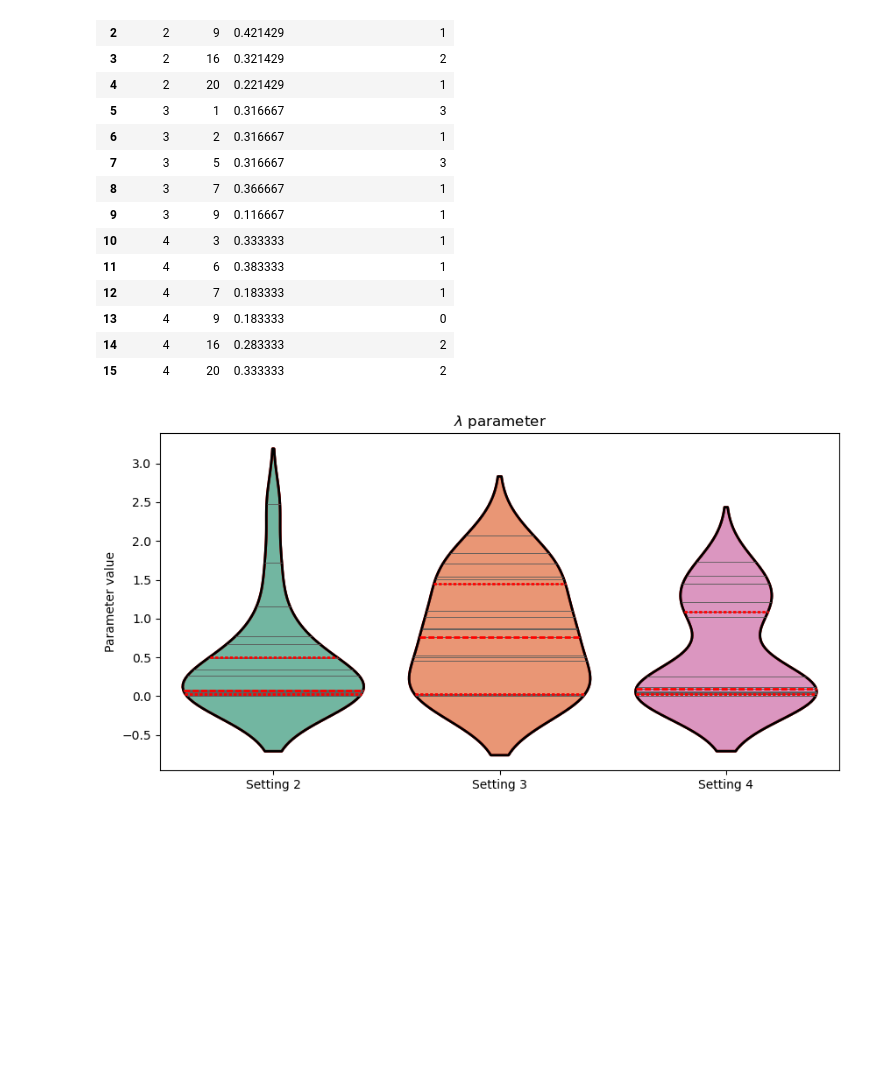
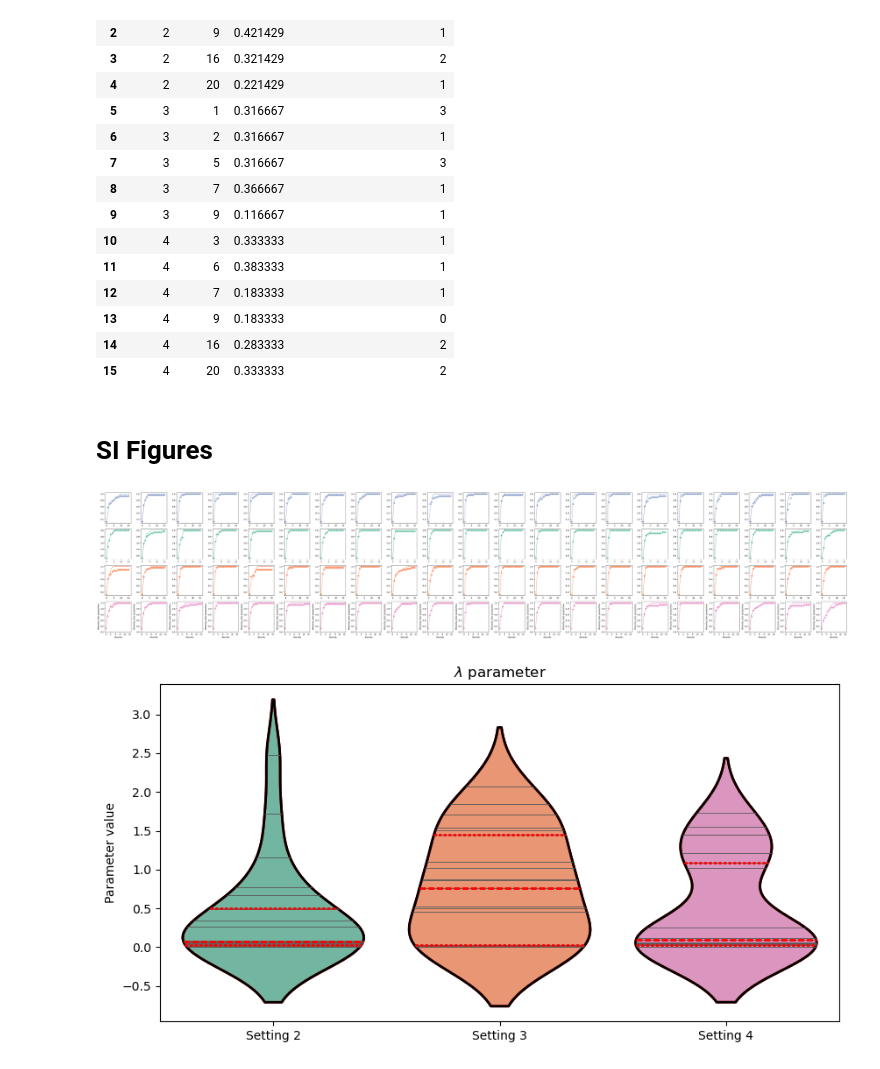
Before and after one commit to mpereda/Indirect-social-influence-helps-shaping-the-diffusion-of-innovations, a Jupyter notebook: Notebook.ipynb, the cells around one changed output. Saved outputs shown, nothing was run; the diff lists cells and outputs as text; code cells hidden in the pictures; blank space fills up the shorter version.

Commit message:
NewPlotsSI

```diff
--- a/Notebook.ipynb
+++ b/Notebook.ipynb
@@ -380,6 +380,48 @@ outliers_df
 | 13 | 4 | 9 | 0.183333 | 0 |
 | 14 | 4 | 16 | 0.283333 | 2 |
 | 15 | 4 | 20 | 0.333333 | 2 |
+# %% [markdown]
+# SI Figures
+# %%
+fig, axs = plt.subplots(4, 21, figsize=(50, 10))
+
+color = sns.color_palette("Set2",4)
+color_palette = [color[2], color[0], color[1], color[3]]
+
+# Iterate over the slices of perc_adopters
+for expnum,exp in enumerate(data['Experiment'].unique()):
+    for setupnum,setup in enumerate(data[data['Setup'] != 'Instructions']['Setup'].unique()):
+        experiment_data = data[(data['Setup'] == setup) & (data['Experiment'] == exp)]
+        u0 = np.array(experiment_data[experiment_data['Round'] == 1]['initialcolor'] == experiment_data[experiment_data['Round'] == 1]['Promoted_color'], dtype=int)
+        if setup == 'AmAz': a=1; b=0; c=0; d=0
+        if setup == 'VerMag': a=1; b=experiment_data['parameter'].unique(); c=0; d=0
+        if setup == 'RojNar': a=1; b=0; c=experiment_data['parameter'].unique(); d=0
+        if setup == 'LilMor': a=1; b=0; c=0; d=experiment_data['parameter'].unique()
+        objective = experiment_data['threshold'].unique()
+        T = int(experiment_data['Time'].unique())
+        len_data = int(experiment_data['AdoptersConsensus'].unique())
+        # len_data = int(min_rounds[setupnum,exp-1])+1
+        theoretical_pred = Dpath_threshold(objective, u0, a, b, c, d, T, len_data)
+        while len(theoretical_pred) < 17:
+            theoretical_pred = np.append(theoretical_pred, theoretical_pred[-1])
+        axs[setupnum,expnum].plot(theoretical_pred, color=color_palette[setupnum])
+        axs[setupnum,expnum].plot(perc_adopters[setupnum,:,exp-1], '*', color=color_palette[setupnum], markersize=10)
+
+    # Set the title for each subplot
+    axs[setupnum,expnum].set_xlabel('Rounds')
+    axs[setupnum,expnum].set_ylabel('Minority color proportion')
+    axs[setupnum,expnum].set_ylim(0,1.05)
+    axs[setupnum,expnum].set_xlim(-0.5,16)
+    axs[setupnum,expnum].set_xticks(range(0,16,3))
+
+# Adjust the spacing between subplots
+plt.tight_layout()
+
+
+# Show the plot
+plt.show()
+# %% [output]
+[figure, added]
 # %%
 parameters = np.zeros((21,3))
 lambda_params = np.zeros((21,3))
```
